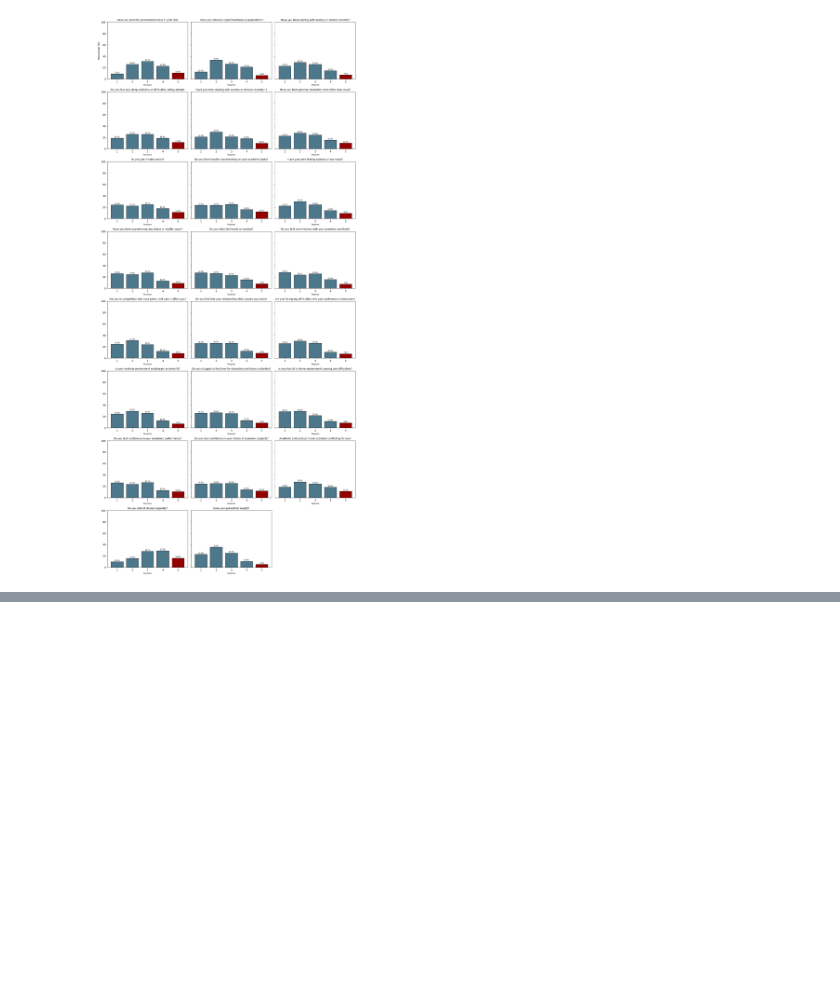
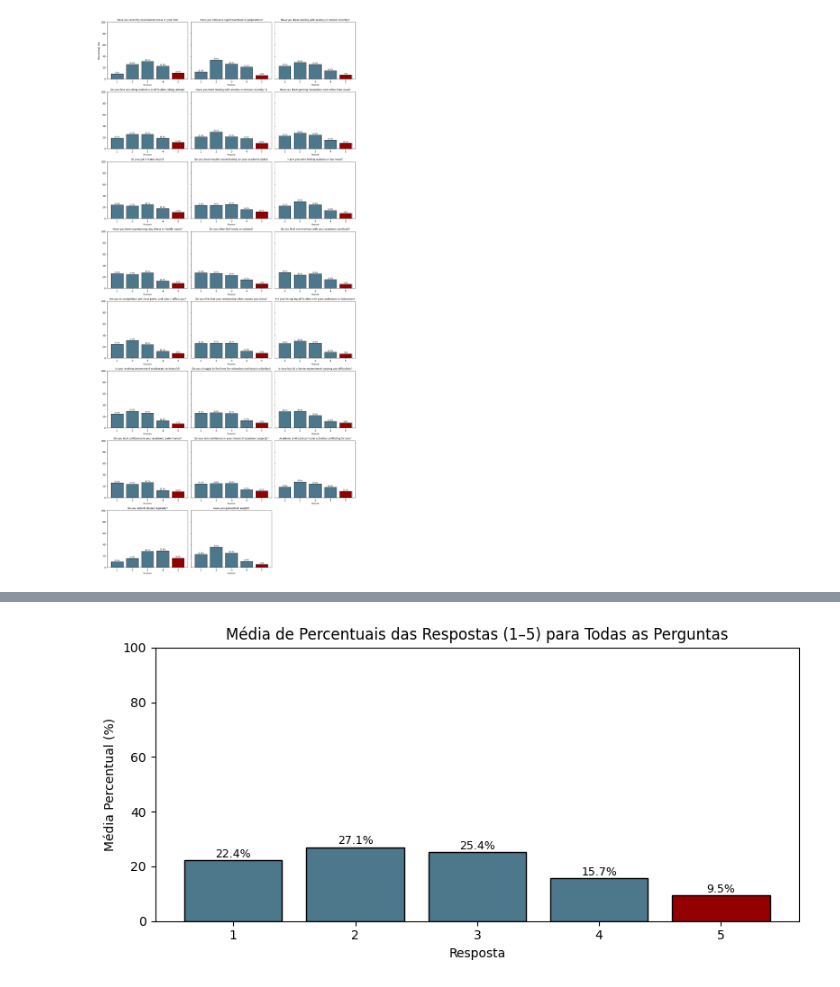
Before and after one commit to camilatsv1/Monitoramento-das-causas-de-estresse-nos-alunos-de-hoje, a Jupyter notebook: caderno_app.ipynb, the cells around one changed output, grey strips where cells are left out. Cells and saved outputs as stored; diff of their text form; code cells hidden in the pictures; blank space fills up the shorter version.

Commit message:
adição de texto de análise dos gráficos dos percentuais das resportas das questões e gráfico com média percentual

```diff
--- a/caderno_app.ipynb
+++ b/caderno_app.ipynb
@@ -305,0 +312,29 @@ Nos gráficos damos destaque para o percentual de respostas, que na maior parte
+# %%
+# Calcular tabela com percentuais por resposta (1-5) para todas as variáveis
+tabela_percentuais = df2[variaveis].apply(pd.Series.value_counts, normalize=True).sort_index() * 100
+
+# Calcular a média de percentual de cada resposta (1–5)
+media_percentuais = tabela_percentuais.mean(axis=1)
+
+# Definir cores: azul para 1–4 e vermelho para 5
+cores = ['#4d778b' if i != 5 else '#920000' for i in media_percentuais.index]
+
+# Criar gráfico de barras
+plt.figure(figsize=(8,4))
+plt.bar(media_percentuais.index, media_percentuais.values, color=cores, edgecolor='black')
+
+# Personalizar gráfico
+plt.xticks([1,2,3,4,5])
+plt.ylim(0,100)
+plt.xlabel('Resposta')
+plt.ylabel('Média Percentual (%)')
+plt.title('Média de Percentuais das Respostas (1–5) para Todas as Perguntas')
+
+# Adicionar valores acima das barras
+for i, v in zip(media_percentuais.index, media_percentuais.values):
+    plt.text(i, v+1, f"{v:.1f}%", ha='center', fontsize=9)
+
+plt.tight_layout()
+plt.show()
+# %% [output]
+[figure, added]
```
Also changed, not shown: parts of 1 cell of this notebook.
